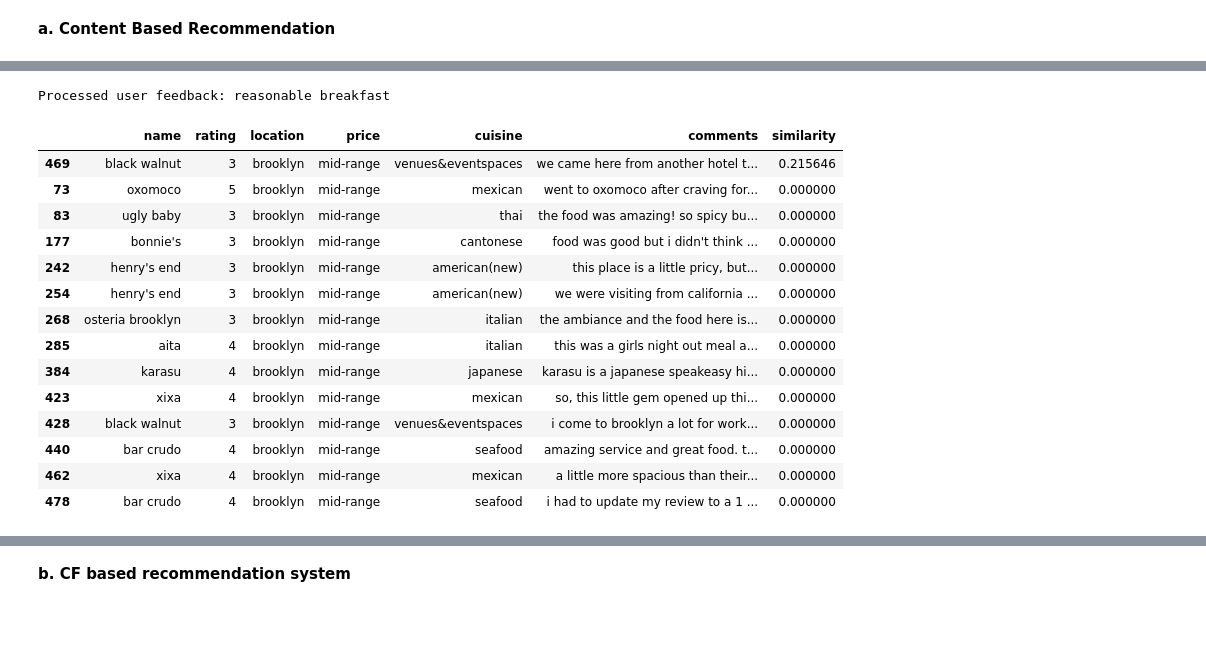
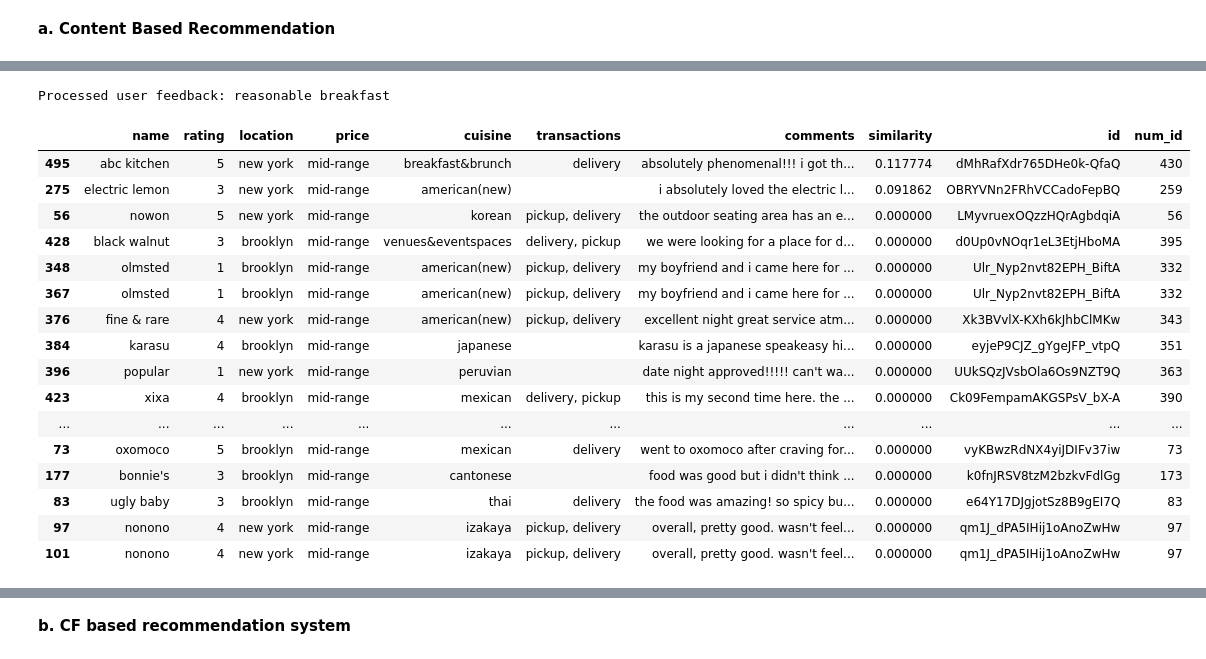
Before and after one commit to ThuoM/New-York-Restaurant-Recommender-System, a Jupyter notebook: Restaurant_Recommender_System.ipynb, the cells around one changed output, grey strips where cells are left out. Cells and saved outputs as stored; diff of their text form; code cells hidden in the pictures; blank space fills up the shorter version.

```diff
--- a/Restaurant_Recommender_System.ipynb
+++ b/Restaurant_Recommender_System.ipynb
@@ -414,6 +410,7 @@ filtered_restaurant_df['Comments'] = ''
 # loop through each row in the original dataframe
 for index, row in filtered_restaurant_df.iterrows():
     # reviews = row['Reviews']
+
     url = row['URL']
     reviews = []
     holder = user_revs_df.loc[user_revs_df['URL'] == url].iterrows()
@@ -421,5 +418,9 @@ for index, row in filtered_restaurant_df.iterrows():
         comment = row[1]['Comment']
         if row[1]['Comment'] != 'No comment':
             reviews.append([comment])
+    if reviews == []:
+        reviews.append('')
+    # print(reviews[0])
+    # print(f'The count {index}')
 
-    filtered_restaurant_df['Comments'][filtered_restaurant_df['URL'] == url] = reviews
+    filtered_restaurant_df['Comments'][filtered_restaurant_df['URL'] == url] = reviews[0]
@@ -629,6 +654,11 @@ constituents_list
 # %%
 # Need to work on locations
 filtered_restaurant_df['location'] = filtered_restaurant_df['location'].str.split(',').str[-2].str.strip(string.punctuation)
+
+# adjusting the new york ward to be represented better
+filtered_restaurant_df.loc[filtered_restaurant_df.location == 'new york', 'location'] = ' new york'
+
+
 display('All changes done before preprocessing on text data', filtered_restaurant_df.head())
 # %% [output]
 'All changes done before preprocessing on text data'
@@ -640,0 +671,4 @@ display('All changes done before preprocessing on text data', filtered_restauran
+# %%
+# updating the constituents list
+constituents_list = list(filtered_restaurant_df['location'].unique())
+constituents_list
@@ -782,7 +825,9 @@ def contentB_recommend(description):
     # Sort data frame by similarities
     data.sort_values(by='similarity', ascending=False, inplace=True)
 
-    return data[['name', 'rating', 'location', 'price', 'cuisine', 'transactions', 'comments', 'similarity']]
+    results = data[['name', 'rating', 'location', 'price', 'cuisine', 'transactions', 'comments', 'similarity', 'id', 'num_id']]
+
+    return results.head(25)
 # %%
 # specified cuisine
 contentB_recommend('for chinese food')
@@ -804,22 +853,24 @@ Processed user feedback: chinese food
 # %%
 # with price class and location
-contentB_recommend('a reasonable breakfast in Brooklyn')
+contentB_recommend('a reasonable breakfast')
 # %% [output]
 Processed user feedback: reasonable breakfast
-|  | name | rating | location | price | cuisine | comments | similarity |
-| 469 | black walnut | 3 | brooklyn | mid-range | venues&eventspaces | we came here from another hotel t... | 0.215646 |
-| 73 | oxomoco | 5 | brooklyn | mid-range | mexican | went to oxomoco after craving for... | 0.000000 |
-| 83 | ugly baby | 3 | brooklyn | mid-range | thai | the food was amazing! so spicy bu... | 0.000000 |
-| 177 | bonnie's | 3 | brooklyn | mid-range | cantonese | food was good but i didn't think ... | 0.000000 |
-| 242 | henry's end | 3 | brooklyn | mid-range | american(new) | this place is a little pricy, but... | 0.000000 |
-| 254 | henry's end | 3 | brooklyn | mid-range | american(new) | we were visiting from california ... | 0.000000 |
-| 268 | osteria brooklyn | 3 | brooklyn | mid-range | italian | the ambiance and the food here is... | 0.000000 |
-| 285 | aita | 4 | brooklyn | mid-range | italian | this was a girls night out meal a... | 0.000000 |
-| 384 | karasu | 4 | brooklyn | mid-range | japanese | karasu is a japanese speakeasy hi... | 0.000000 |
-| 423 | xixa | 4 | brooklyn | mid-range | mexican | so, this little gem opened up thi... | 0.000000 |
-| 428 | black walnut | 3 | brooklyn | mid-range | venues&eventspaces | i come to brooklyn a lot for work... | 0.000000 |
-| 440 | bar crudo | 4 | brooklyn | mid-range | seafood | amazing service and great food. t... | 0.000000 |
-| 462 | xixa | 4 | brooklyn | mid-range | mexican | a little more spacious than their... | 0.000000 |
-| 478 | bar crudo | 4 | brooklyn | mid-range | seafood | i had to update my review to a 1 ... | 0.000000 |
+|  | name | rating | location | price | cuisine | transactions | comments | similarity | id | num_id |
+| 495 | abc kitchen | 5 | new york | mid-range | breakfast&brunch | delivery | absolutely phenomenal!!! i got th... | 0.117774 | dMhRafXdr765DHe0k-QfaQ | 430 |
+| 275 | electric lemon | 3 | new york | mid-range | american(new) |  | i absolutely loved the electric l... | 0.091862 | OBRYVNn2FRhVCCadoFepBQ | 259 |
+| 56 | nowon | 5 | new york | mid-range | korean | pickup, delivery | the outdoor seating area has an e... | 0.000000 | LMyvruexOQzzHQrAgbdqiA | 56 |
+| 428 | black walnut | 3 | brooklyn | mid-range | venues&eventspaces | delivery, pickup | we were looking for a place for d... | 0.000000 | d0Up0vNOqr1eL3EtjHboMA | 395 |
+| 348 | olmsted | 1 | brooklyn | mid-range | american(new) | pickup, delivery | my boyfriend and i came here for ... | 0.000000 | Ulr_Nyp2nvt82EPH_BiftA | 332 |
+| 367 | olmsted | 1 | brooklyn | mid-range | american(new) | pickup, delivery | my boyfriend and i came here for ... | 0.000000 | Ulr_Nyp2nvt82EPH_BiftA | 332 |
+| 376 | fine & rare | 4 | new york | mid-range | american(new) | pickup, delivery | excellent night great service atm... | 0.000000 | Xk3BVvlX-KXh6kJhbClMKw | 343 |
+| 384 | karasu | 4 | brooklyn | mid-range | japanese |  | karasu is a japanese speakeasy hi... | 0.000000 | eyjeP9CJZ_gYgeJFP_vtpQ | 351 |
+| 396 | popular | 1 | new york | mid-range | peruvian |  | date night approved!!!!! can't wa... | 0.000000 | UUkSQzJVsbOla6Os9NZT9Q | 363 |
+| 423 | xixa | 4 | brooklyn | mid-range | mexican | delivery, pickup | this is my second time here. the ... | 0.000000 | Ck09FempamAKGSPsV_bX-A | 390 |
+| ... | ... | ... | ... | ... | ... | ... | ... | ... | ... | ... |
+| 73 | oxomoco | 5 | brooklyn | mid-range | mexican | delivery | went to oxomoco after craving for... | 0.000000 | vyKBwzRdNX4yiJDIFv37iw | 73 |
+| 177 | bonnie's | 3 | brooklyn | mid-range | cantonese |  | food was good but i didn't think ... | 0.000000 | k0fnJRSV8tzM2bzkvFdlGg | 173 |
+| 83 | ugly baby | 3 | brooklyn | mid-range | thai | delivery | the food was amazing! so spicy bu... | 0.000000 | e64Y17DJgjotSz8B9gEI7Q | 83 |
+| 97 | nonono | 4 | new york | mid-range | izakaya | pickup, delivery | overall, pretty good. wasn't feel... | 0.000000 | qm1J_dPA5IHij1oAnoZwHw | 97 |
+| 101 | nonono | 4 | new york | mid-range | izakaya | pickup, delivery | overall, pretty good. wasn't feel... | 0.000000 | qm1J_dPA5IHij1oAnoZwHw | 97 |
 # %%
 # with transaction and price class and location
```
Also changed, not shown: parts of 39 cells of this notebook, 3 other files.
